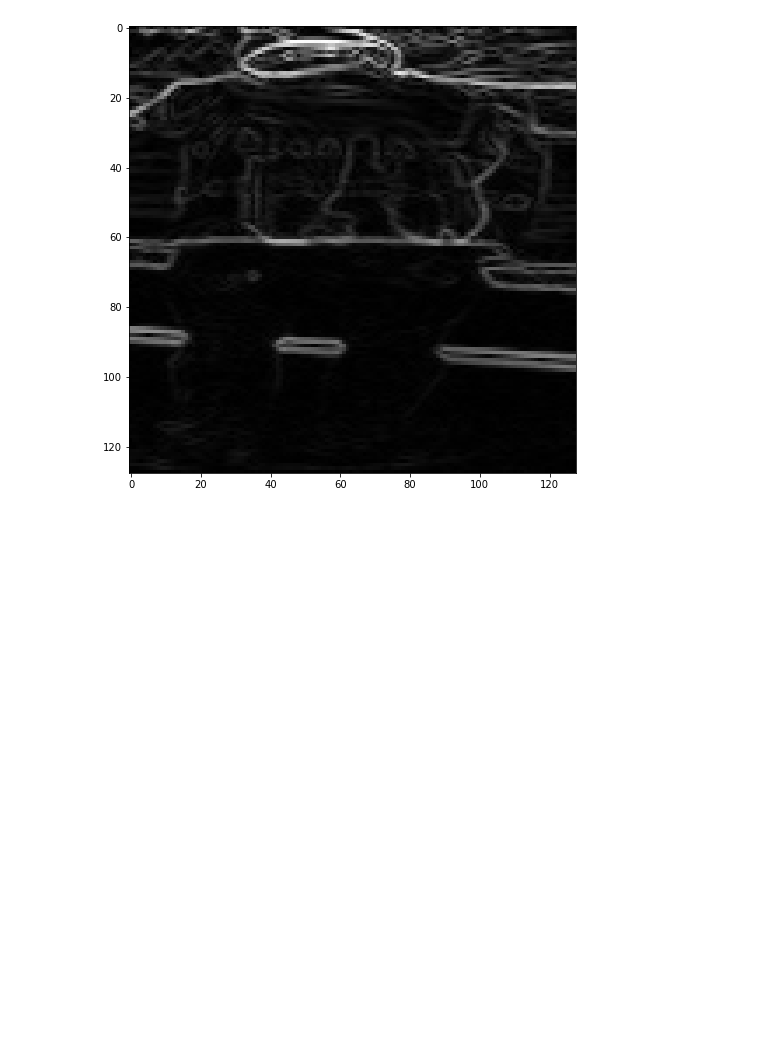
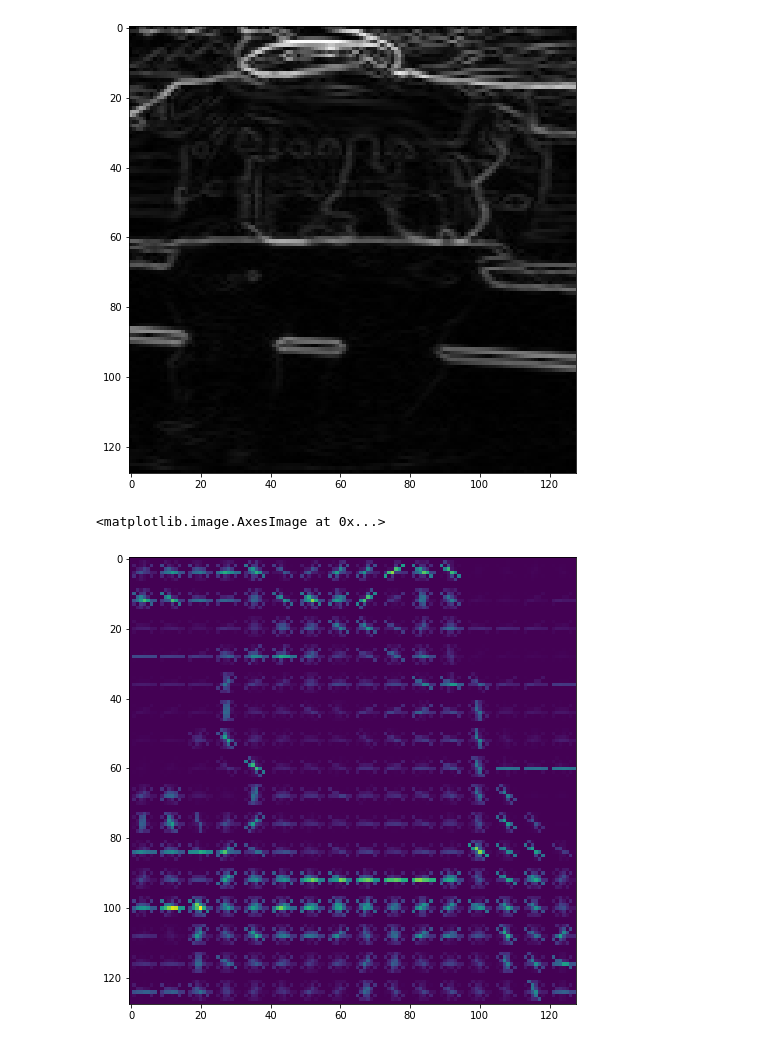
Before and after one commit to GWilson97/household_classifier, a Jupyter notebook: Retrieve COCO Images.ipynb, the cells around one changed output. Cells and saved outputs as stored; diff of their text form; code cells hidden in the pictures; blank space fills up the shorter version.

```diff
--- a/Retrieve COCO Images.ipynb
+++ b/Retrieve COCO Images.ipynb
@@ -206,3 +206,8 @@ plt.imshow(mag, cmap="gray")
 # %% [output]
 <matplotlib.image.AxesImage at 0x...>
 [figure]
+# %%
+plt.imshow(im_hog[0])
+# %% [output]
+<matplotlib.image.AxesImage at 0x...>
+[figure, added]
```
